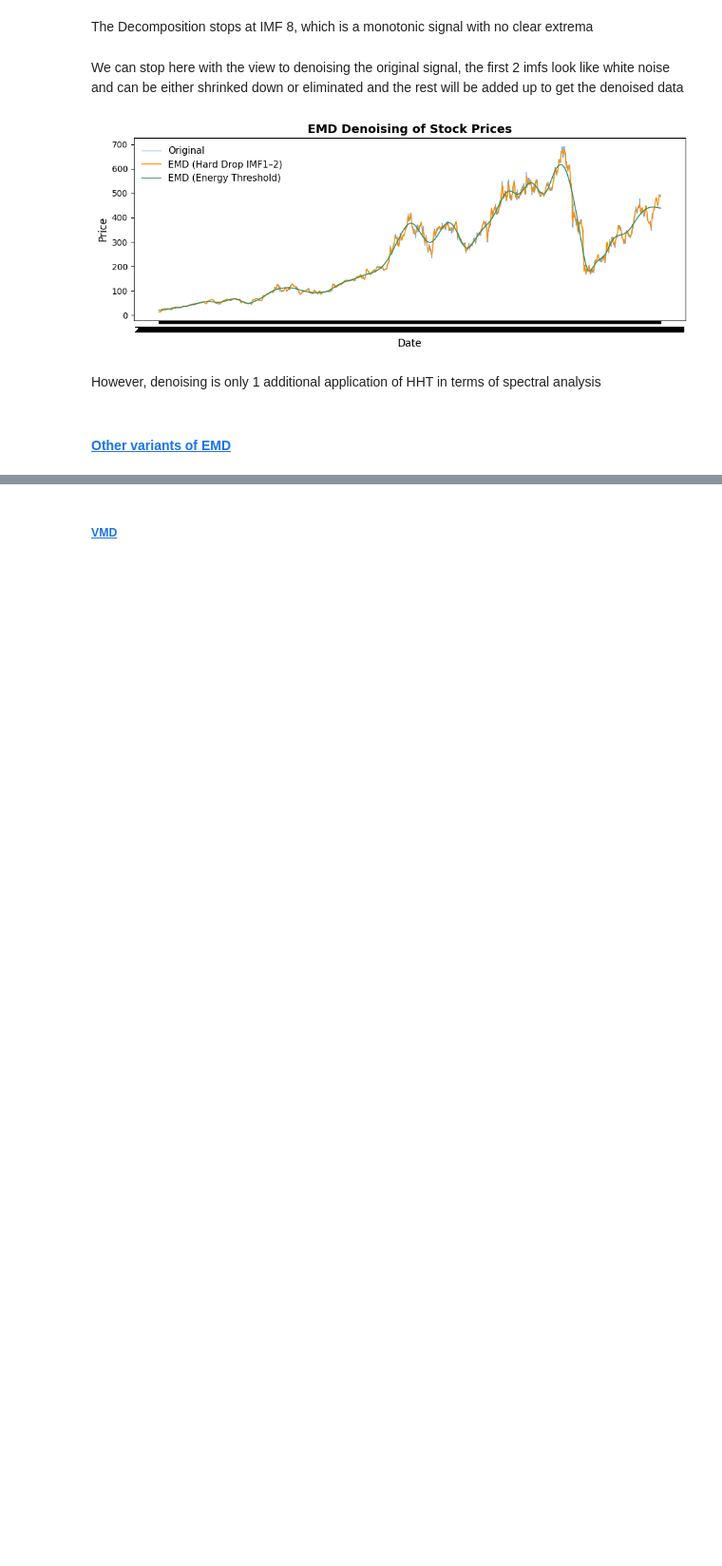
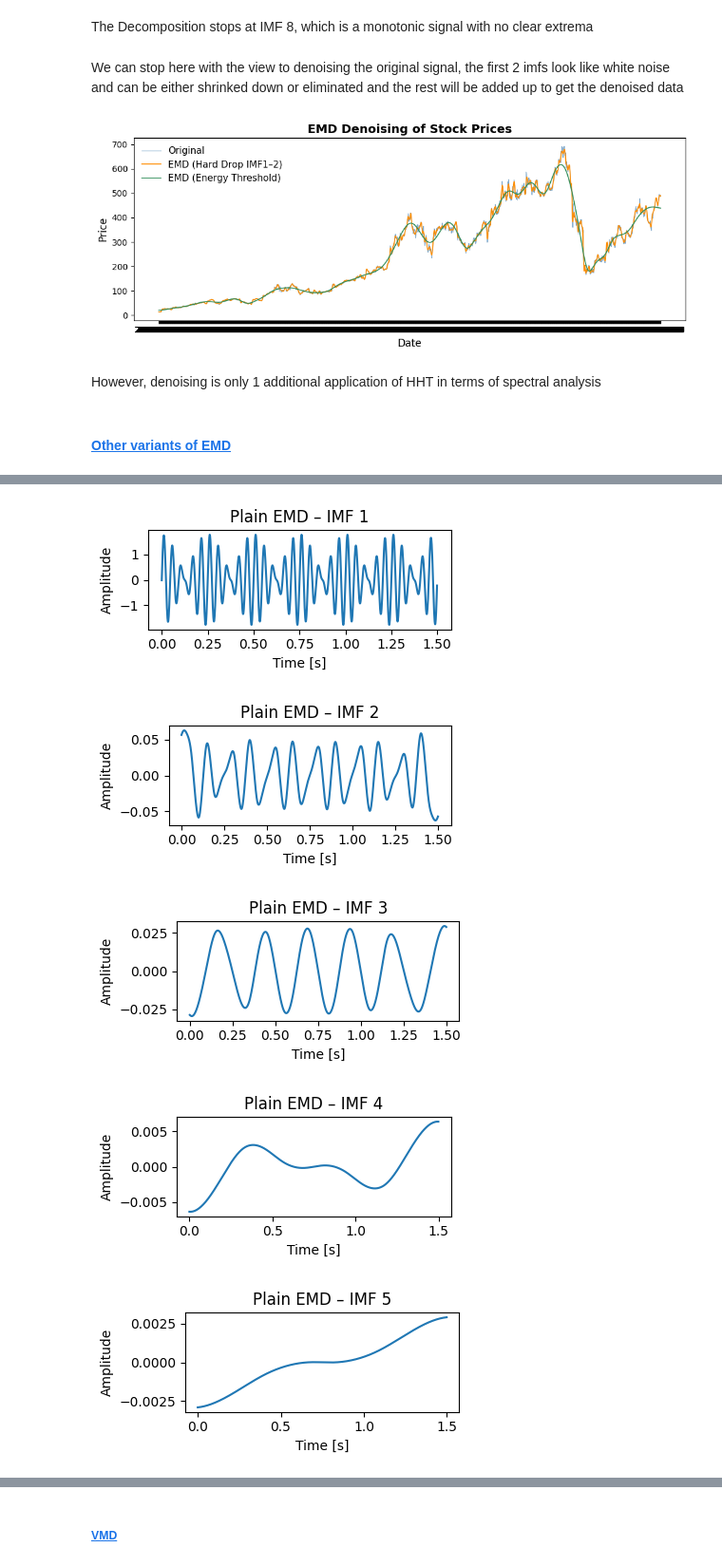
Before and after one commit to GinHikat/OmniTS_for_Stock, a Jupyter notebook: notebooks/preprocessing_benchmark.ipynb, the cells around one changed output, grey strips where cells are left out. Shown at 95% size. Saved outputs shown, nothing was run; the diff lists cells and outputs as text; code cells hidden in the pictures; blank space fills up the shorter version.

```diff
--- a/notebooks/preprocessing_benchmark.ipynb
+++ b/notebooks/preprocessing_benchmark.ipynb
@@ -1629,0 +1696,17 @@ df_NFLX = pd.read_csv('D:/Study/Education/Projects/OmniTS/data/temp.csv')
+# %%
+emd = EMD()
+imfs_plain = emd(x)
+
+# Plot each IMF separately (no subplots to keep plots clean)
+for i, imf in enumerate(imfs_plain, start=1):
+    plt.figure(figsize=(4,2))
+    plt.plot(t, imf)
+    plt.title(f"Plain EMD – IMF {i}")
+    plt.xlabel("Time [s]"); plt.ylabel("Amplitude")
+    plt.tight_layout(); plt.show()
+# %% [output]
+[figure, added]
+[figure, added]
+[figure, added]
+[figure, added]
+[figure, added]
```
Also changed, not shown: parts of 34 cells of this notebook, 2 other files.
